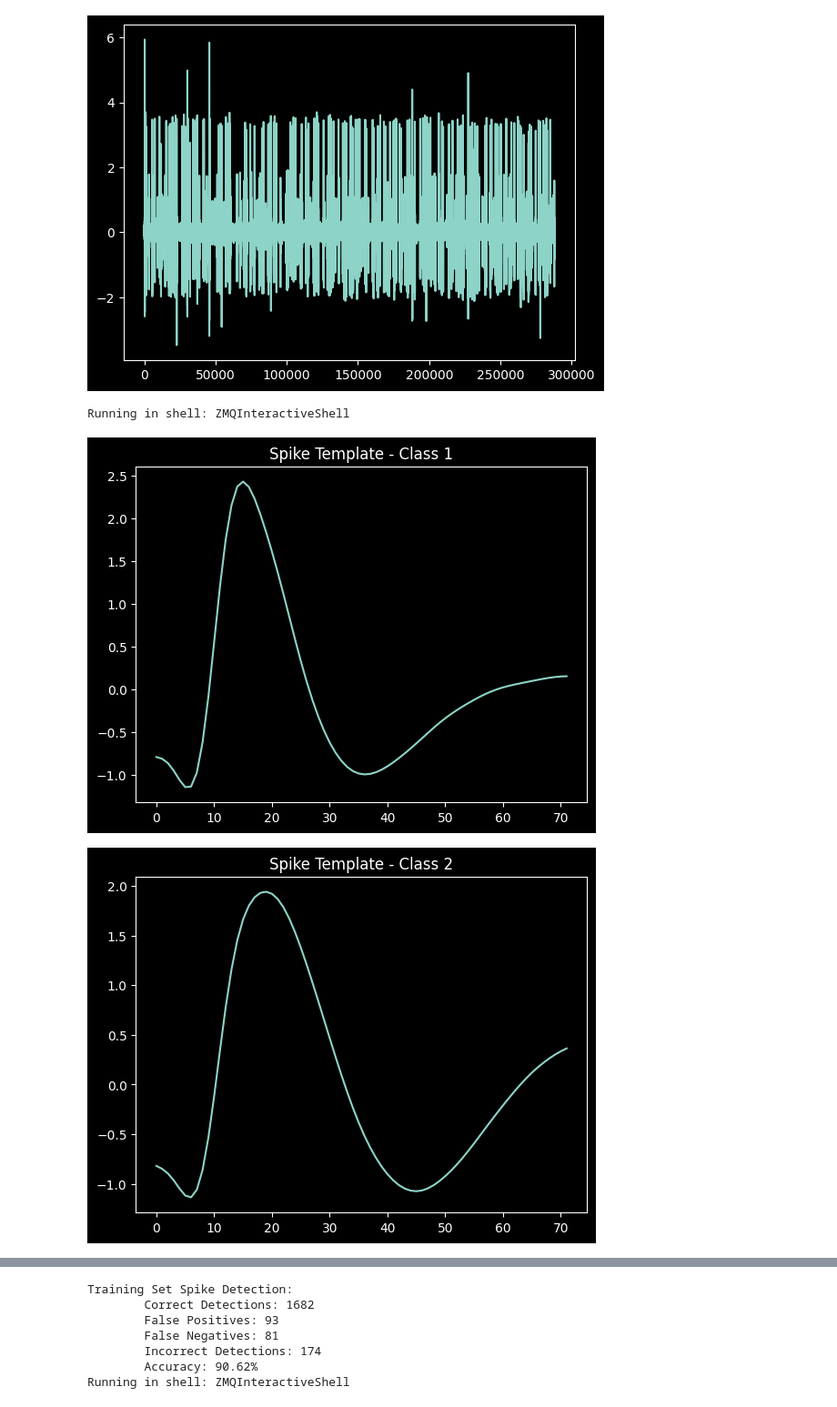
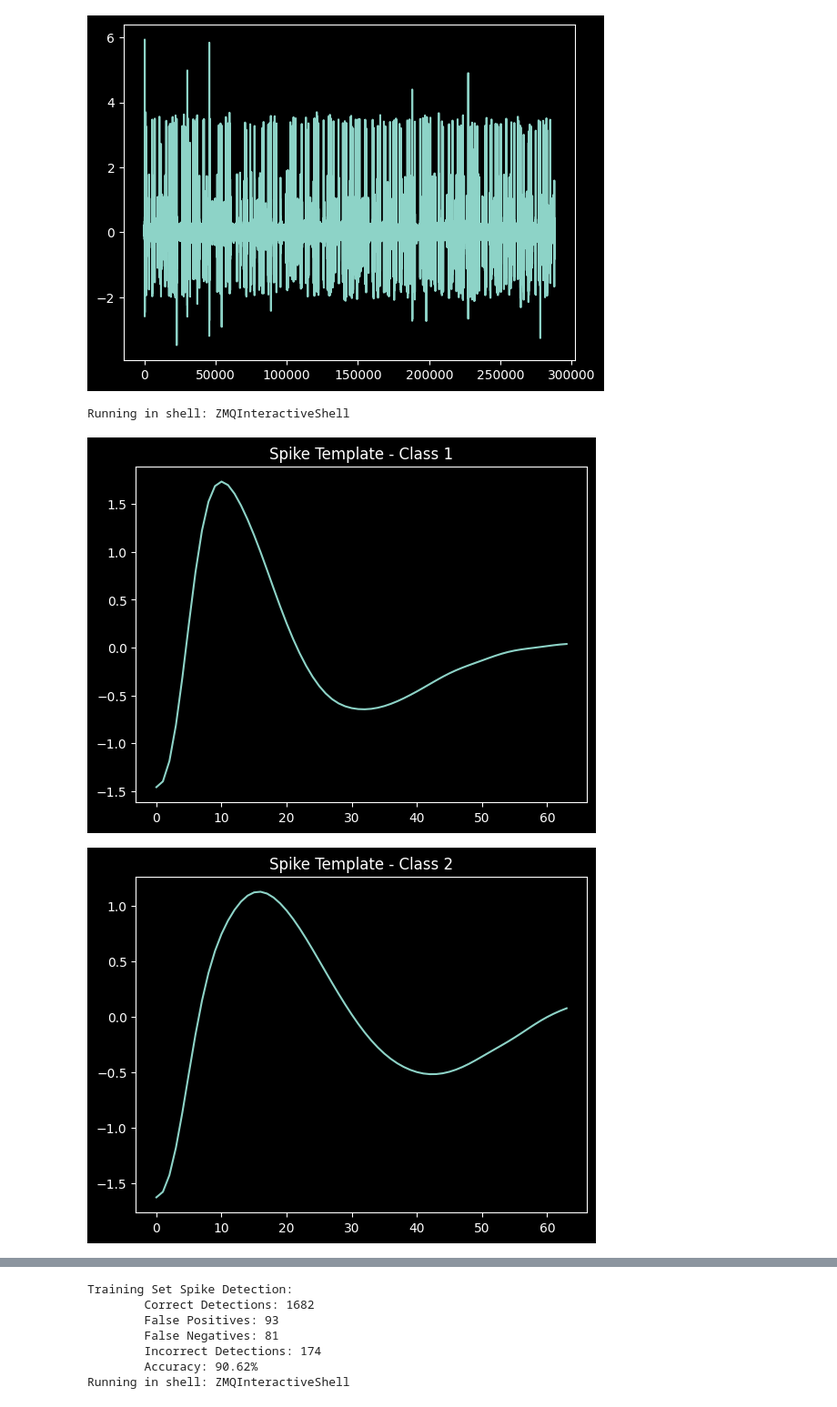
Before and after one commit to seb-hall/EE40098-Labs, a Jupyter notebook: cwc2.ipynb, the cells around one changed output, grey strips where cells are left out. Shown: that part at 91% size. Saved outputs shown, nothing was run; the diff lists cells and outputs as text; code cells hidden in the pictures.

Commit message:
tweaked templator

```diff
--- a/cwc2.ipynb
+++ b/cwc2.ipynb
@@ -113,19 +115,19 @@ Running in shell: ZMQInteractiveShell
 # %%
 ## NEW APPROACH - TEMPLATING
 
 from cwc.src.signal import Templator
 
 templator = Templator(train_filter)
-templator.create_templates(window_size=64, peak_offset=8)
+templator.create_templates(window_size=64, initial_offset=20, target_offset=0)
 
 if in_jupyter():
     i = 1
     for template in templator.templates:
         plt.plot(template)
         plt.title("Spike Template - Class " + str(i))
         i += 1
         plt.show()
 # %% [output]
 Running in shell: ZMQInteractiveShell
-[figure, old version]
+[figure, new version]
-[figure, old version]
+[figure, new version]
```
Also changed, not shown: parts of 3 cells of this notebook, 2 other files.
